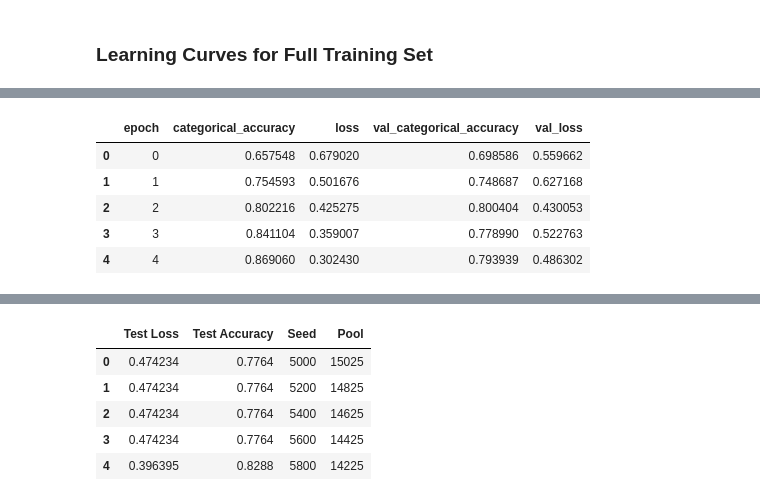
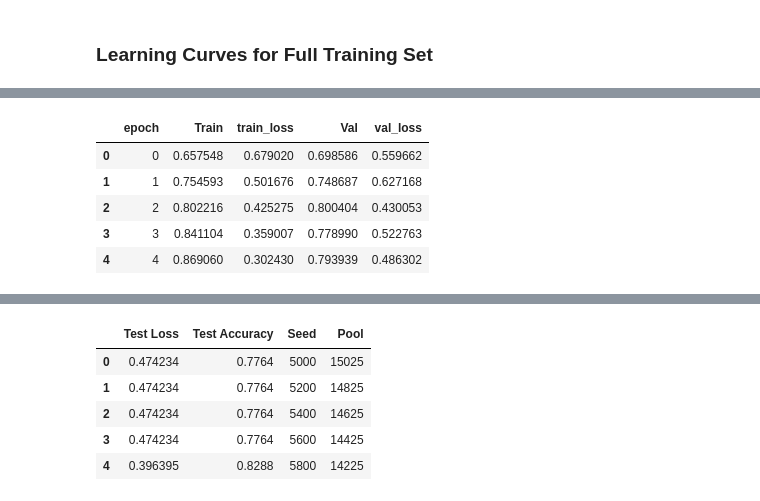
Before and after one commit to Arindam75/ActiveLearning, a Jupyter notebook: 03_Evaluation.ipynb, the cells around one changed output, grey strips where cells are left out. Saved outputs shown, nothing was run; the diff lists cells and outputs as text; code cells hidden in the pictures.

```diff
--- a/03_Evaluation.ipynb
+++ b/03_Evaluation.ipynb
@@ -35,8 +39,12 @@ Text(0.5, 1.0, 'Loss')
 # %%
 df_al = pd.read_csv('./logger/trainlog_al.csv')
+df_al.rename(columns = {'categorical_accuracy': 'Train',
+                          'val_categorical_accuracy': 'Val',
+                          'loss': 'train_loss'},
+                           inplace = True )
 df_al.head()
 # %% [output]
-|  | epoch | categorical_accuracy | loss | val_categorical_accuracy | val_loss |
+|  | epoch | Train | train_loss | Val | val_loss |
 | 0 | 0 | 0.657548 | 0.679020 | 0.698586 | 0.559662 |
 | 1 | 1 | 0.754593 | 0.501676 | 0.748687 | 0.627168 |
 | 2 | 2 | 0.802216 | 0.425275 | 0.800404 | 0.430053 |
```
Also changed, not shown: parts of 7 cells of this notebook, 4 other files.
